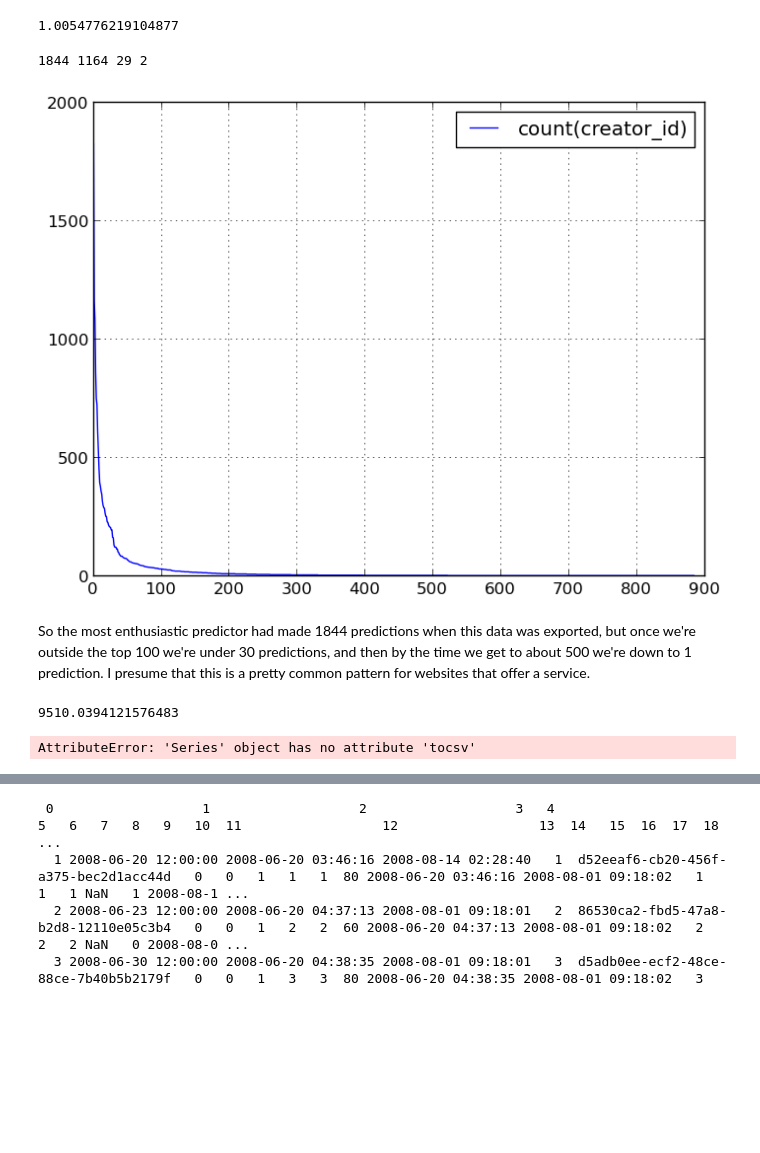
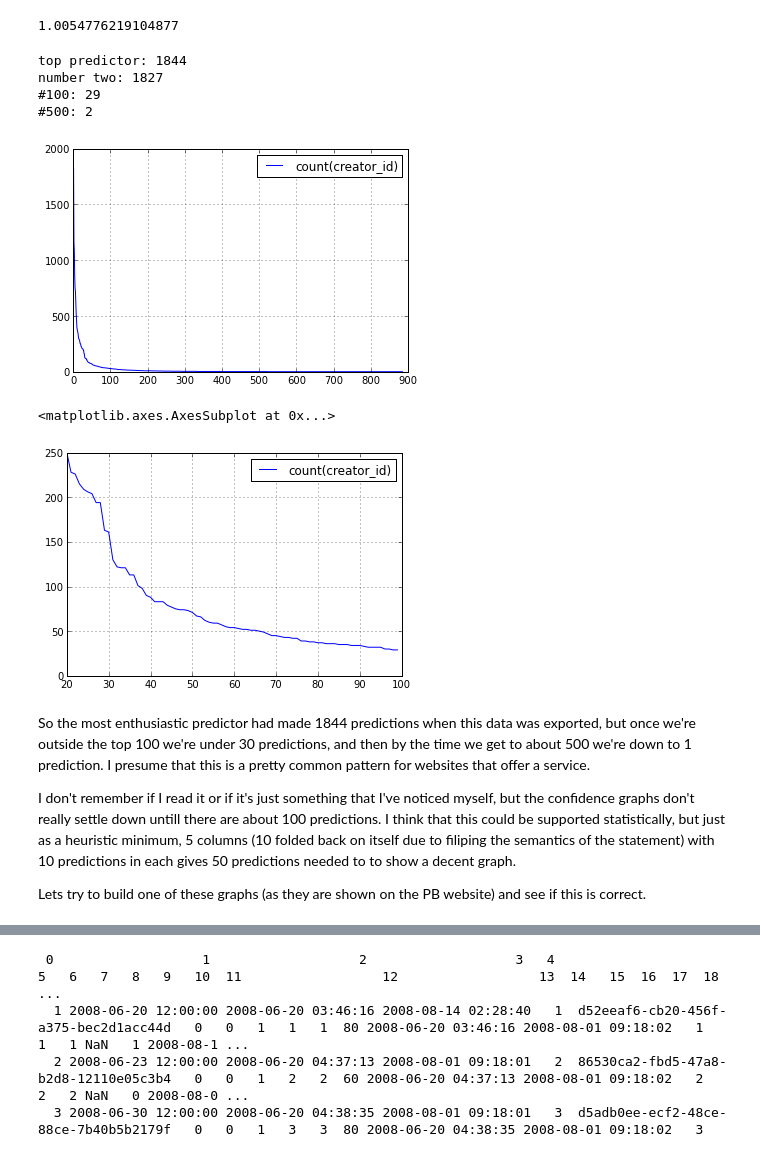
Before and after one commit to notionparallax/GA-DataScience, a Jupyter notebook: Prediction book analysis/PB exploration.ipynb, the cells around one changed output, grey strips where cells are left out. Cells and saved outputs as stored; diff of their text form; code cells hidden in the pictures; blank space fills up the shorter version.

```diff
--- a/Prediction book analysis/PB exploration.ipynb
+++ b/Prediction book analysis/PB exploration.ipynb
@@ -153,13 +153,27 @@ uUsers/float(uPredictions)
 # %%
 #almost exactly 1 per person.
 #given that we know that there is quite an active core of users there must be a lot of people who have made no predictions at all! Lets see what the distributuon is:
 q = queryAsTable("""select creator_id, count(creator_id) from  mysql.predictions group by creator_id order by count(creator_id) desc""", maxrows=0)
 #print q.to_string(index=None)
-q=q.drop("predictions.creator_id",1)
-q.plot()
-print q["count(creator_id)"][0],q["count(creator_id)"][1],q["count(creator_id)"][100],q["count(creator_id)"][500]
+counts=q.drop("predictions.creator_id",1)
+counts.plot()
+print "top predictor:",q["count(creator_id)"][0], "\n", "number two:",q["count(creator_id)"][1],"\n", "#100:",q["count(creator_id)"][100],"\n", "#500:",q["count(creator_id)"][500]
 # %% [output]
-1844 1164 29 2
+top predictor: 1844
+number two: 1827
+#100: 29
+#500: 2
-[figure, old version]
+[figure, new version]
+# %%
+#zoom in on the corner
+z=counts[20:100]
+z.plot()
+# %% [output]
+<matplotlib.axes.AxesSubplot at 0x...>
+[figure, added]
 # %% [markdown]
 So the most enthusiastic predictor had made 1844 predictions when this data was exported, but once we're outside the top 100 we're under 30 predictions, and then by the time we get to about 500 we're down to 1 prediction. I presume that this is a pretty common pattern for websites that offer a service.
+
+I don't remember if I read it or if it's just something that I've noticed myself, but the confidence graphs don't really settle down untill there are about 100 predictions. I think that this could be supported statistically, but just as a heuristic minimum, 5 columns (10 folded back on itself due to filiping the semantics of the statement) with 10 predictions in each gives 50 predictions needed to  to show a decent graph.
+
+Lets try to build one of these graphs (as they are shown on the PB website) and see if this is correct.
@@ -170,34 +179,0 @@ q.to_csv("./q.csv")
-# %%
-q[u'predictions.creator_id'].mean()
-# %% [output]
-9510.0394121576483
-# %%
-import numpy as np
-import matplotlib.pyplot as plt
-
-N = len(q[u'predictions.creator_id'])
-menMeans = q[u'predictions.creator_id'].tocsv()#(20, 35, 30, 35, 27)
-#menStd =   (2, 3, 4, 1, 2)
-
-ind = np.arange(N)  # the x locations for the groups
-width = 0.01        # the width of the bars
-
-fig, ax = plt.subplots()
-rects1 = ax.bar(ind, menMeans, width, color='r')
-
-#womenMeans = (25, 32, 34, 20, 25)
-#womenStd =   (3, 5, 2, 3, 3)
-#rects2 = ax.bar(ind+width, womenMeans, width, color='y', yerr=womenStd)
-
-# add some
-ax.set_ylabel('Scores')
-ax.set_title('Scores by group and gender')
-#ax.set_xticks(ind+width)
-#ax.set_xticklabels( ('G1', 'G2', 'G3', 'G4', 'G5') )
-
-#ax.legend( (rects1[0], rects2[0]), ('Men', 'Women') )
-
-
-plt.show()
-# %% [output]
-AttributeError: 'Series' object has no attribute 'tocsv'
```
Also changed, not shown: parts of 16 cells of this notebook, 2 other files.
